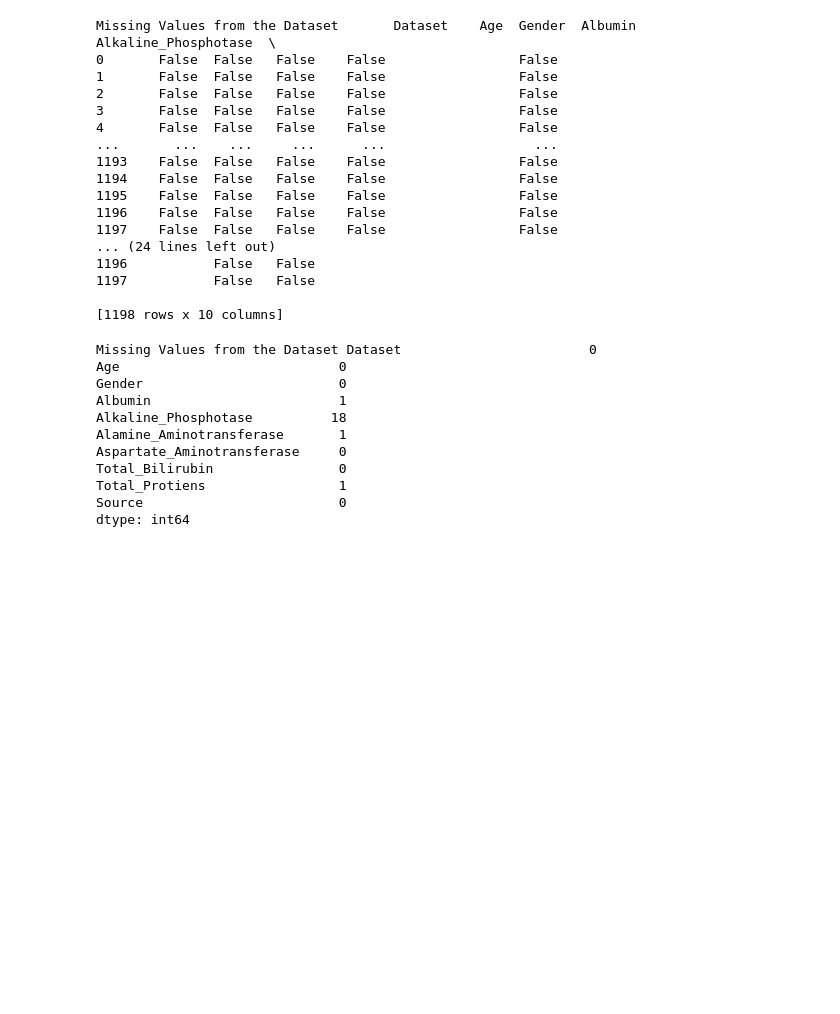
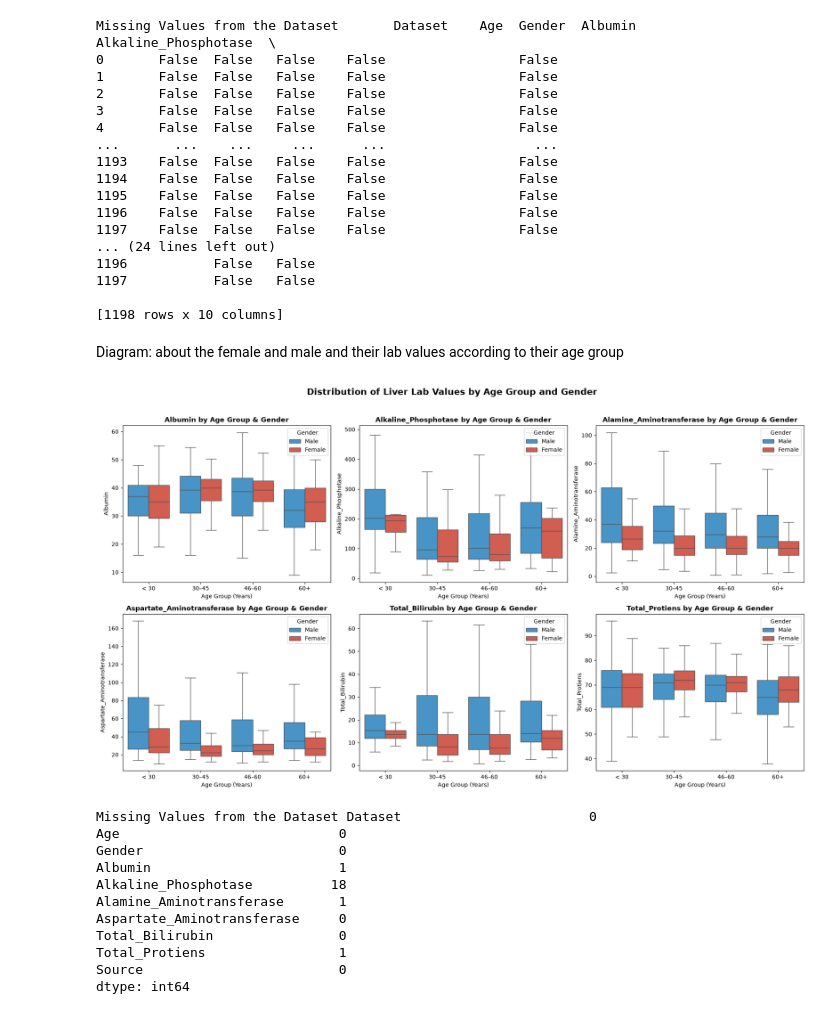
Before and after one commit to dilyaaana-lab/Cirrhosis---Module-3---Project-SoftUni, a Jupyter notebook: Module3 - Cirrhosis - SoftUniProject.ipynb, the cells around one changed output. Saved outputs shown, nothing was run; the diff lists cells and outputs as text; code cells hidden in the pictures; blank space fills up the shorter version.

Commit message:
Creating the Diagrams
Creation of two diagrams - first  shows the female and male lab value according their  age group and
second diagram - shows  the distribution of sick and healthy patients

```diff
--- a/Module3 - Cirrhosis - SoftUniProject.ipynb
+++ b/Module3 - Cirrhosis - SoftUniProject.ipynb
@@ -217,6 +220,45 @@ Missing Values from the Dataset       Dataset    Age  Gender  Albumin  Alkaline_
 1197           False   False
 
 [1198 rows x 10 columns]
+# %% [markdown]
+Diagram:  about the female and male and their lab values according to their age group
+# %%
+cirrhosis_cleaned['Gender'] = cirrhosis_cleaned['Gender'].replace({'m': 'Male', 'f': 'Female'})
+bins = [0, 30, 45, 60, 120]
+labels = ['< 30', '30–45', '46–60', '60+']
+cirrhosis_cleaned['Age_Group'] = pd.cut(cirrhosis_cleaned['Age'], bins=bins, labels=labels)
+
+markers = [
+    'Albumin',
+    'Alkaline_Phosphotase',
+    'Alamine_Aminotransferase',
+    'Aspartate_Aminotransferase',
+    'Total_Bilirubin',
+    'Total_Protiens'
+]
+fig, axes = plt.subplots(2, 3, figsize=(18, 10))
+axes = axes.flatten()
+
+for i, marker in enumerate(markers):
+    sns.boxplot(
+        data=cirrhosis_cleaned,
+        x='Age_Group',
+        y=marker,
+        hue='Gender',
+        ax=axes[i],
+        palette={'Male': '#3498db', 'Female': '#e74c3c'},
+        showfliers=False
+    )
+    axes[i].set_title(f'{marker} by Age Group & Gender', fontsize=12, fontweight='bold')
+    axes[i].set_xlabel('Age Group (Years)')
+    axes[i].set_ylabel(marker)
+    axes[i].legend(title='Gender', loc='upper right')
+
+plt.suptitle('Distribution of Liver Lab Values by Age Group and Gender', fontsize=16, fontweight='bold', y=1.02)
+plt.tight_layout()
+plt.show()
+# %% [output]
+[figure, added]
 # %%
 print('Missing Values from the Dataset', combined_datasets_cirrhosis.isnull().sum())
 # %% [output]
```
Also changed, not shown: parts of 4 cells of this notebook.
